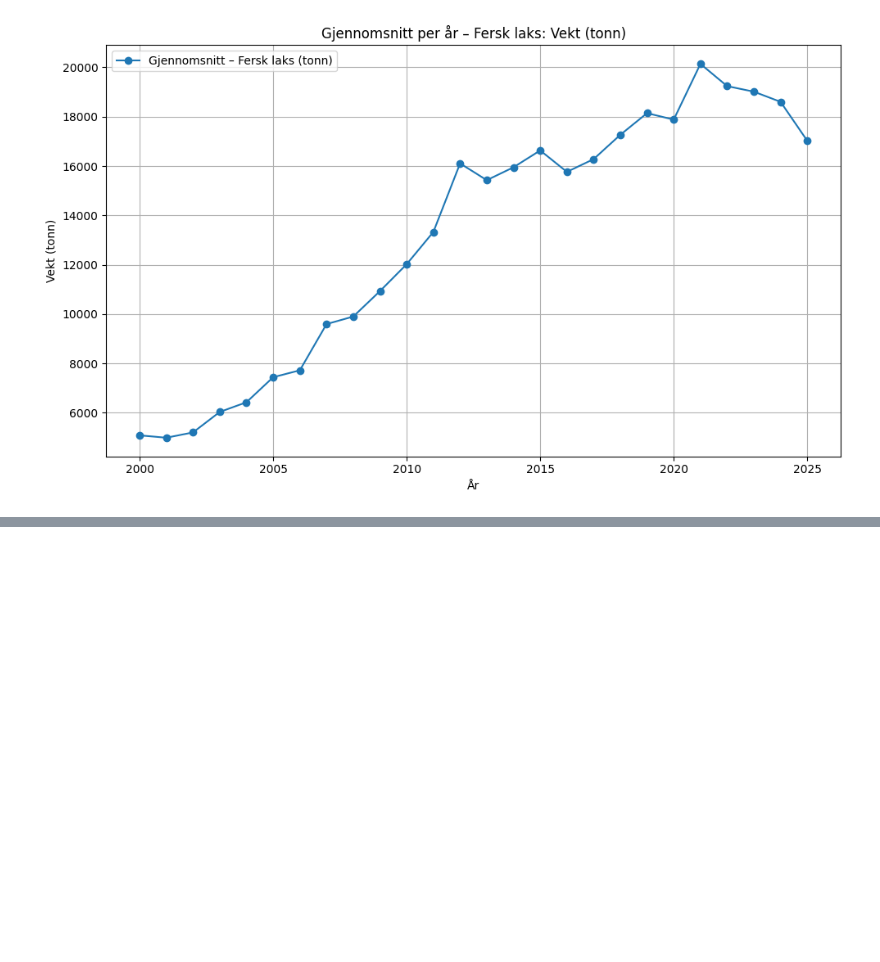
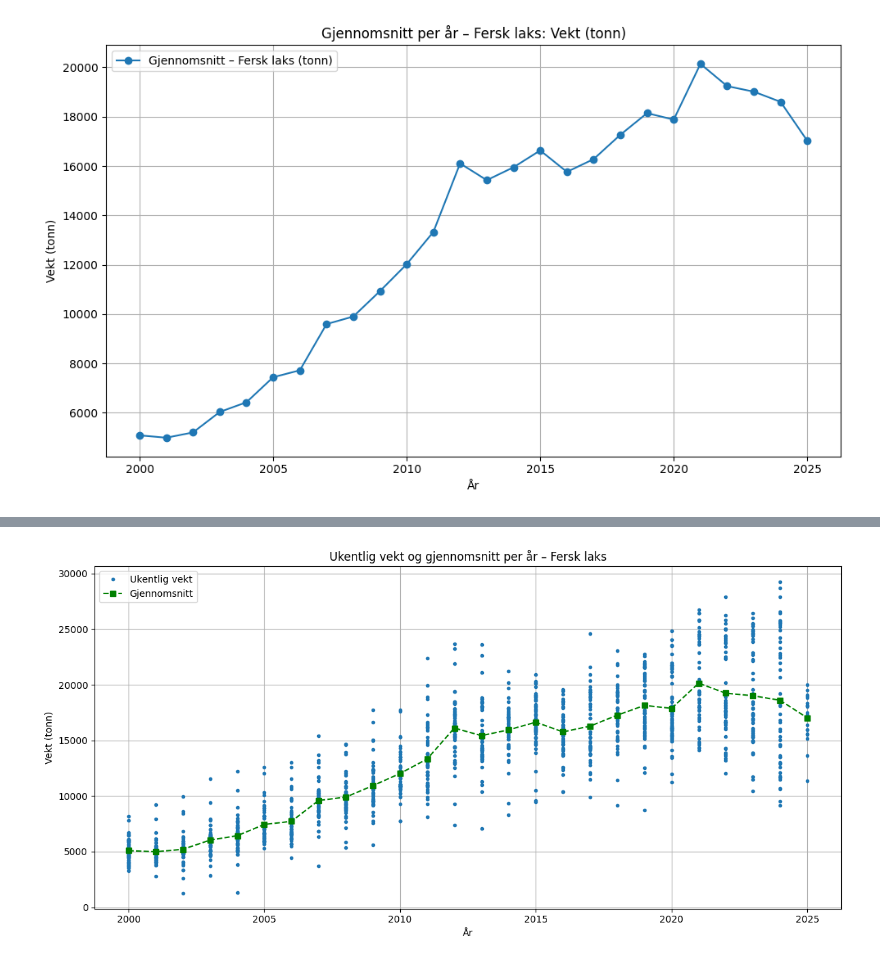
Before and after one commit to selmabn628/prosjekt-programmering, a Jupyter notebook: notebooks/Oppgave 4/Statistisk_dataanalyse_.ipynb, the cells around one changed output, grey strips where cells are left out. Drawn from its saved outputs; the diff is of its cells as text; code cells hidden in the pictures; blank space fills up the shorter version.

```diff
--- a/notebooks/Oppgave 4/Statistisk_dataanalyse_.ipynb
+++ b/notebooks/Oppgave 4/Statistisk_dataanalyse_.ipynb
@@ -596,0 +442,23 @@ plt.show()
+# %%
+
+plt.figure(figsize=(12, 6))
+
+# Ukentlig vekt (scatter)
+plt.plot(df_pivot["År"], df_pivot["Fersk laks - Vekt (tonn)"],
+         linestyle="None", marker="o", markersize=3, label="Ukentlig vekt")
+
+# Gjennomsnitt per år (linje)
+df_mean = df_pivot.groupby("År")["Fersk laks - Vekt (tonn)"].mean().reset_index()
+plt.plot(df_mean["År"], df_mean["Fersk laks - Vekt (tonn)"],
+         linestyle="--", color="green", marker="s", label="Gjennomsnitt")
+
+# Layout
+plt.title("Ukentlig vekt og gjennomsnitt per år – Fersk laks")
+plt.xlabel("År")
+plt.ylabel("Vekt (tonn)")
+plt.legend()
+plt.grid(True)
+plt.tight_layout()
+plt.show()
+# %% [output]
+[figure, added]
```
Also changed, not shown: parts of 11 cells of this notebook.
